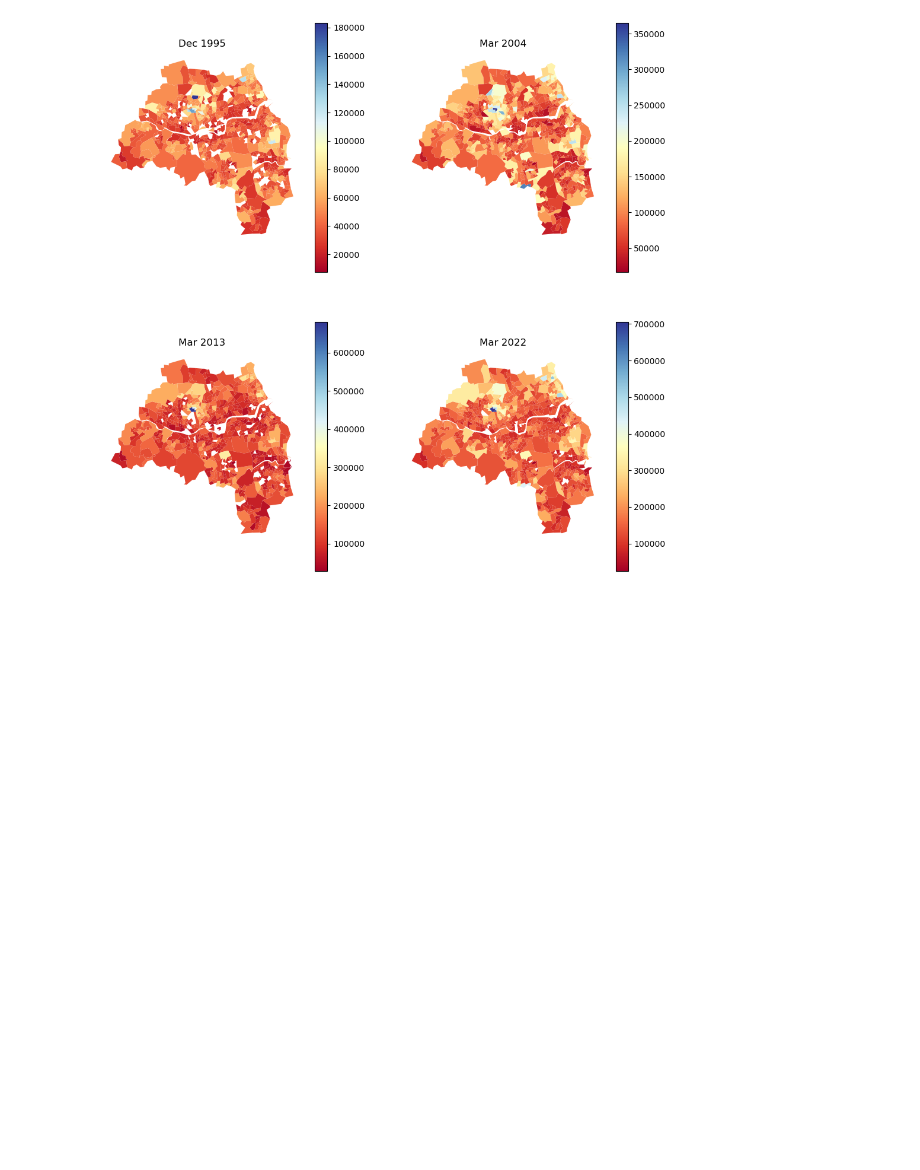
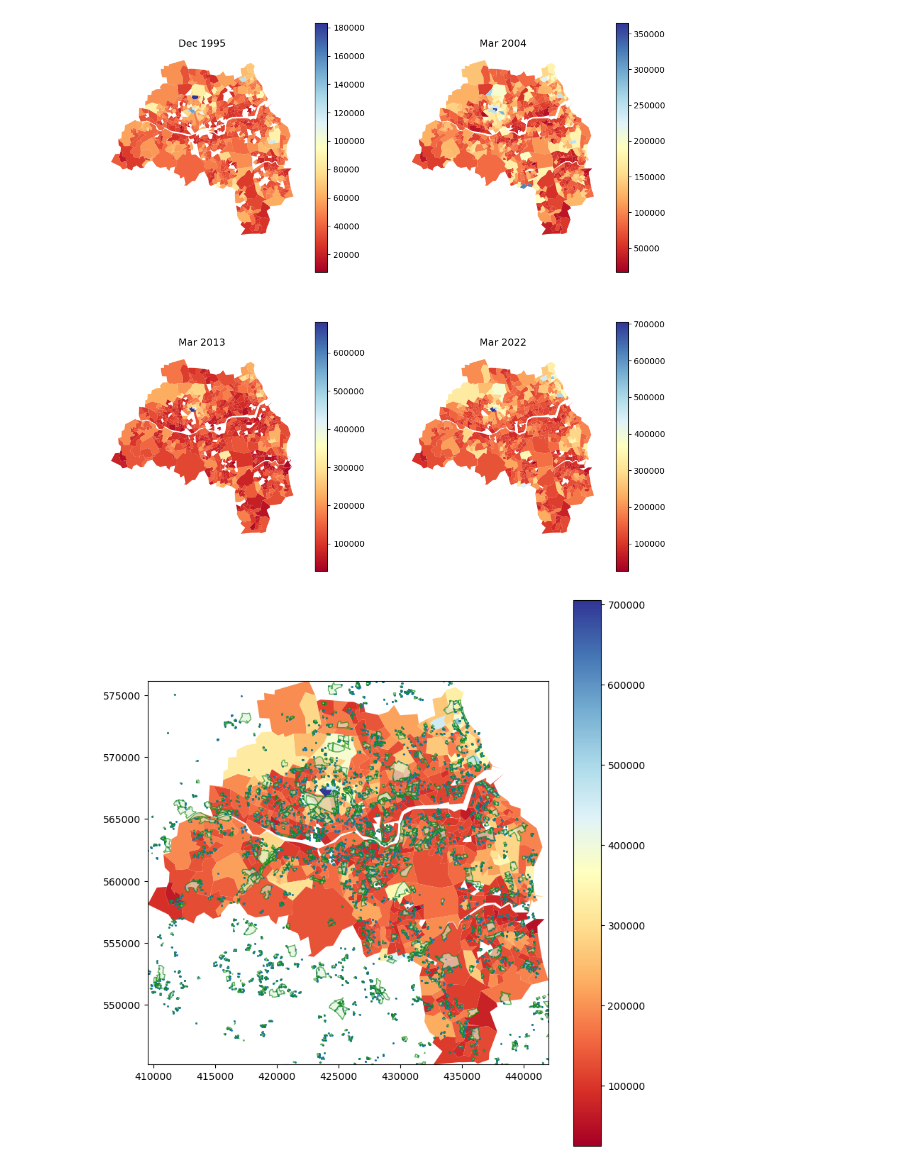
Before and after one commit to Urban-Analytics-Technology-Platform/demoland-project, a Jupyter notebook: python/data_prep.ipynb, the cells around one changed output. Drawn from its saved outputs; the diff is of its cells as text; code cells hidden in the pictures; blank space fills up the shorter version.

Commit message:
added map of greenspace on top of house prices

```diff
--- a/python/data_prep.ipynb
+++ b/python/data_prep.ipynb
@@ -323,2 +298,27 @@ for ax in (ax1,ax2,ax3,ax4):
 # %% [output]
 [figure]
+# %%
+# plotting greenspace on top of the house price map
+f, ax = plt.subplots(figsize=(8,8))
+# setting the limits of figure to the region level (https://stackoverflow.com/questions/46477018/zooming-and-saving-only-a-central-part-of-interest-in-a-matplotlib-geopandas-fig)
+minx, miny, maxx, maxy = lsoa_gdf_region_with_houseprice.total_bounds
+ax.set_xlim(minx, maxx)
+ax.set_ylim(miny, maxy)
+lsoa_gdf_region_with_houseprice.plot(ax=ax,
+                                     column="Year ending Mar 2022",
+                                     cmap="RdYlBu",
+                                     legend=True)
+accesspoints_gs.plot(ax=ax,
+                    #  edgecolor="y", #for yellow
+                    markersize=5,
+                    marker=".")
+greenspace.plot(ax=ax,
+                alpha=0.6,
+                cmap="Greens",
+                edgecolor="g") #for green
+plt.tight_layout()
+
+# takes long to plot, think of a way to "zoom in" the green space data in other way
+# either select region earlier on, or extract data from the main file
+# %% [output]
+[figure, added]
```
Also changed, not shown: parts of 2 cells of this notebook.
